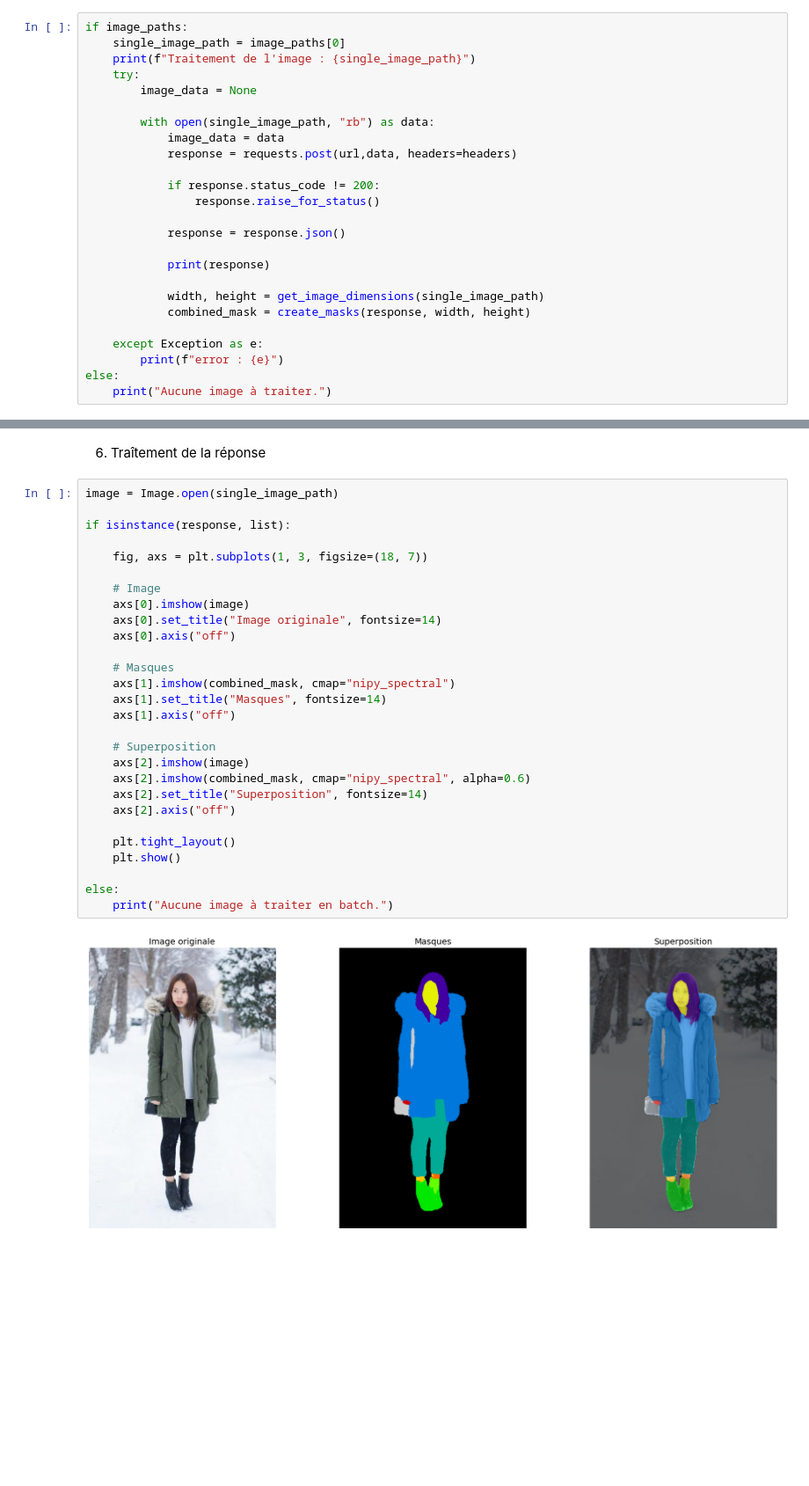
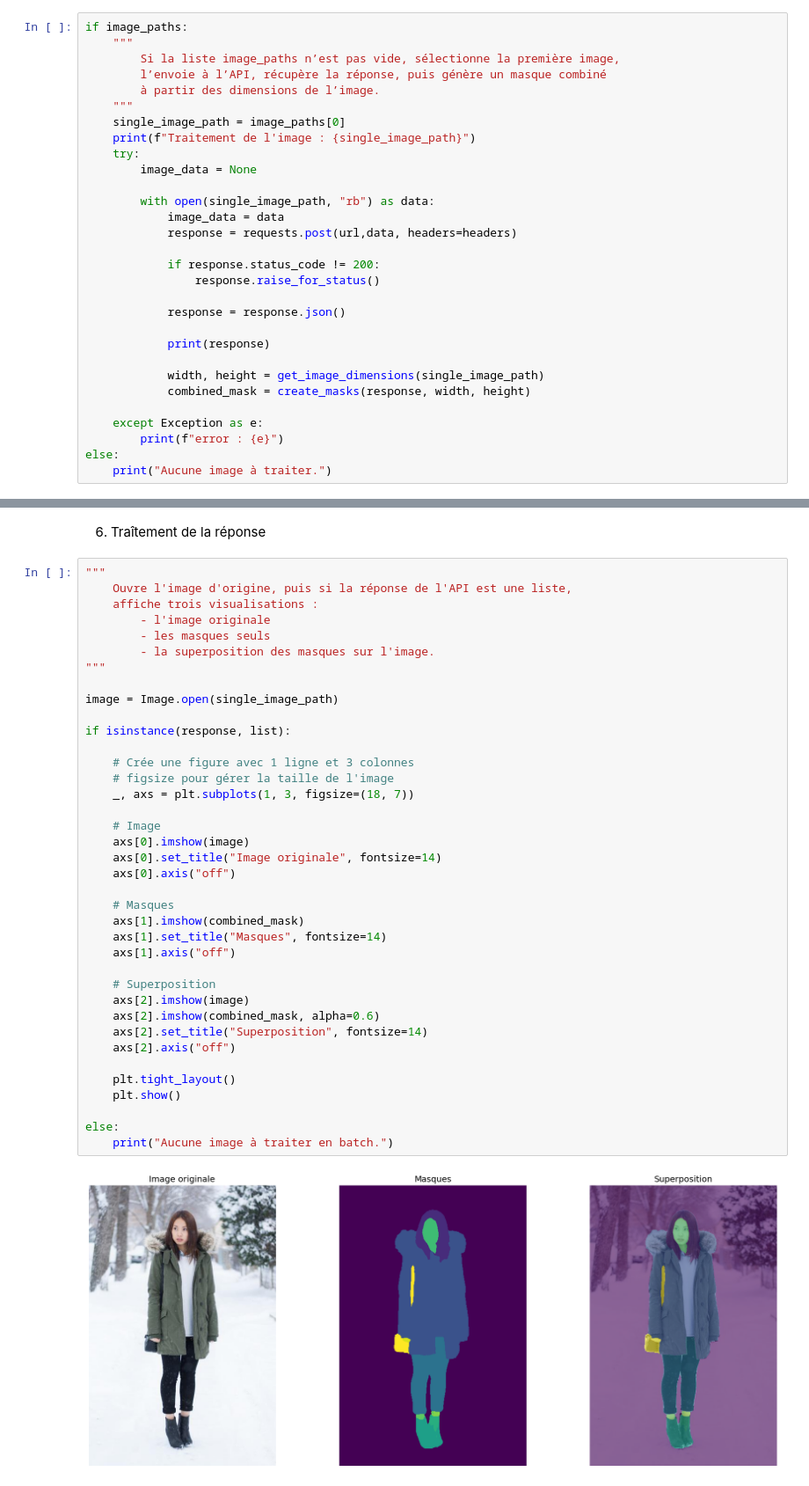
Before and after one commit to Christophe-Ringot/OC_02_ModeTrends, a Jupyter notebook: main.ipynb, the cells around one changed output, grey strips where cells are left out. Shown at 88% size. Drawn from its saved outputs; the diff is of its cells as text; blank space fills up the shorter version.

```diff
--- a/main.ipynb
+++ b/main.ipynb
@@ -43,6 +47,11 @@ for path, _, files in os.walk(image_dir):
 5. Ségmentation d'une seule image
 # %%
 if image_paths:
+    """
+        Si la liste image_paths n’est pas vide, sélectionne la première image,
+        l’envoie à l’API, récupère la réponse, puis génère un masque combiné
+        à partir des dimensions de l’image.
+    """
     single_image_path = image_paths[0]
     print(f"Traitement de l'image : {single_image_path}")
     try:
@@ -72,32 +81,42 @@ Traitement de l'image : ./assets/top_influenceurs_2024/IMG//image_0.png
 # %% [markdown]
 6. Traîtement de la réponse
 # %%
+"""
+    Ouvre l'image d'origine, puis si la réponse de l'API est une liste,
+    affiche trois visualisations :
+        - l'image originale
+        - les masques seuls
+        - la superposition des masques sur l'image.
+"""
+
 image = Image.open(single_image_path)
 
 if isinstance(response, list):
 
-    fig, axs = plt.subplots(1, 3, figsize=(18, 7))
+    # Crée une figure avec 1 ligne et 3 colonnes
+    # figsize pour gérer la taille de l'image
+    _, axs = plt.subplots(1, 3, figsize=(18, 7))
 
     # Image
     axs[0].imshow(image)
     axs[0].set_title("Image originale", fontsize=14)
     axs[0].axis("off")
 
     # Masques
-    axs[1].imshow(combined_mask, cmap="nipy_spectral")
+    axs[1].imshow(combined_mask)
     axs[1].set_title("Masques", fontsize=14)
     axs[1].axis("off")
 
     # Superposition
     axs[2].imshow(image)
-    axs[2].imshow(combined_mask, cmap="nipy_spectral", alpha=0.6)
+    axs[2].imshow(combined_mask, alpha=0.6)
     axs[2].set_title("Superposition", fontsize=14)
     axs[2].axis("off")
 
     plt.tight_layout()
     plt.show()
 
 else:
     print("Aucune image à traiter en batch.")
 # %% [output]
-[figure, old version]
+[figure, new version]
```
Also changed, not shown: parts of 1 cell of this notebook, 1 other file.
